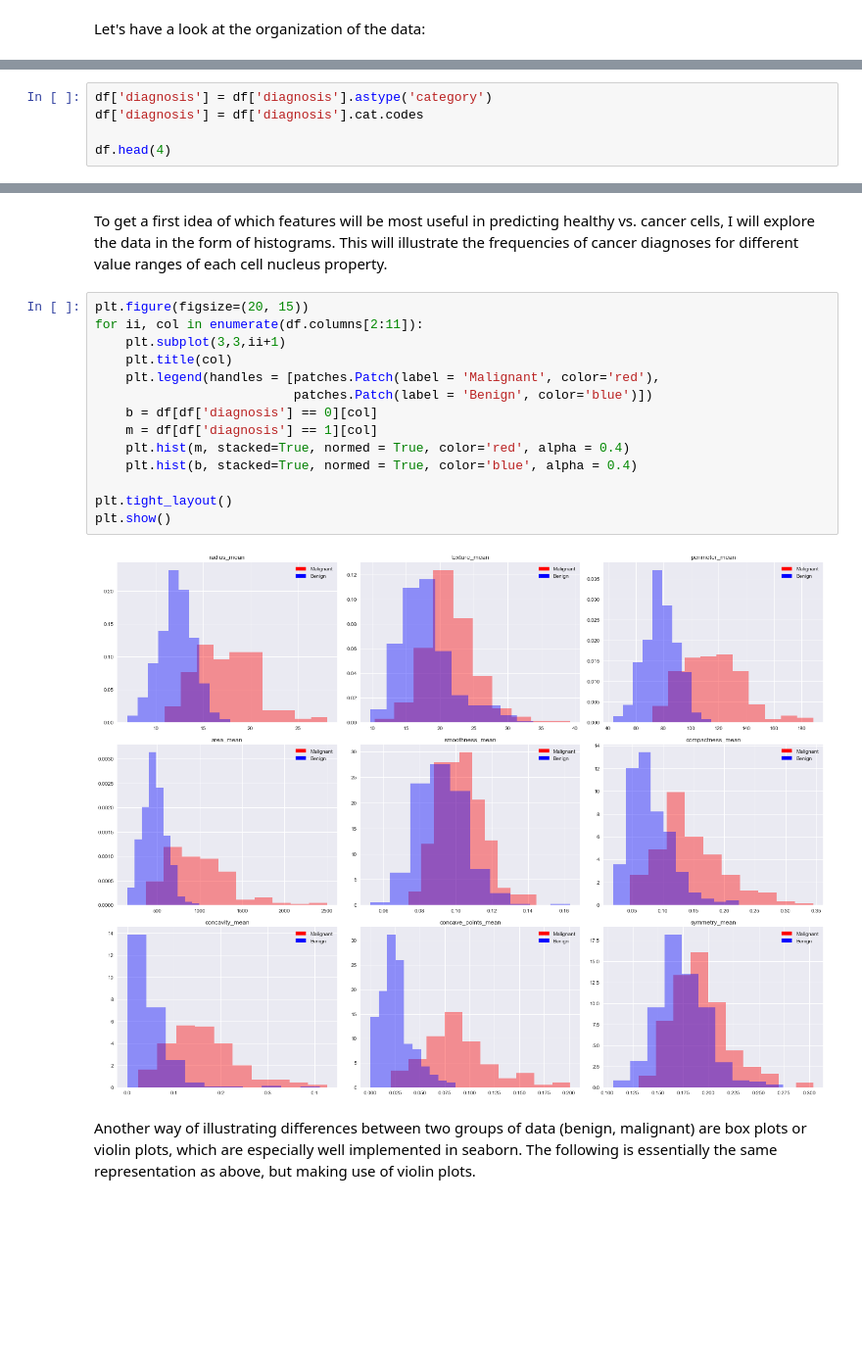
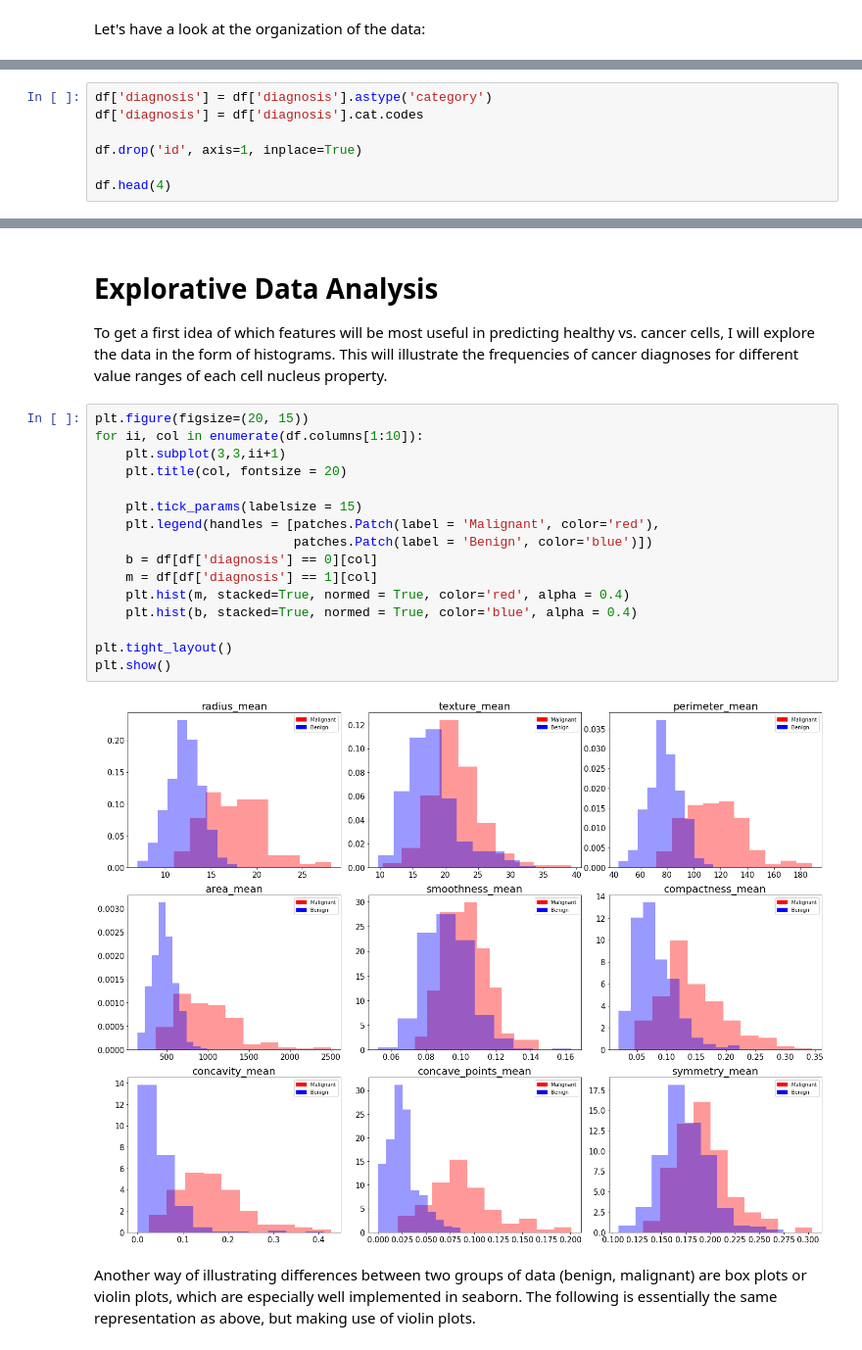
Before and after one commit to stefanmunnich/Breast_cancer, a Jupyter notebook: Breast Cancer.ipynb, the cells around one changed output, grey strips where cells are left out. Shown at 98% size. Cells and saved outputs as stored; diff of their text form; blank space fills up the shorter version.

```diff
--- a/Breast Cancer.ipynb
+++ b/Breast Cancer.ipynb
@@ -50,5 +36,7 @@ We need to change the diagnosis column such that is of categorical type ('M' for
 df['diagnosis'] = df['diagnosis'].astype('category')
 df['diagnosis'] = df['diagnosis'].cat.codes
 
+df.drop('id', axis=1, inplace=True)
+
 df.head(4)
 # %% [output]
@@ -61,21 +49,25 @@ df.head(4)
 # %% [markdown]
+# Explorative Data Analysis
+
 To get a first idea of which features will be most useful in predicting healthy vs. cancer cells, I will explore the data in the form of histograms. This will illustrate the frequencies of cancer diagnoses for different value ranges of each cell nucleus property.
 # %%
 plt.figure(figsize=(20, 15))
-for ii, col in enumerate(df.columns[2:11]):
+for ii, col in enumerate(df.columns[1:10]):
     plt.subplot(3,3,ii+1)
-    plt.title(col)
+    plt.title(col, fontsize = 20)
+
+    plt.tick_params(labelsize = 15)
     plt.legend(handles = [patches.Patch(label = 'Malignant', color='red'),
                           patches.Patch(label = 'Benign', color='blue')])
     b = df[df['diagnosis'] == 0][col]
     m = df[df['diagnosis'] == 1][col]
     plt.hist(m, stacked=True, normed = True, color='red', alpha = 0.4)
     plt.hist(b, stacked=True, normed = True, color='blue', alpha = 0.4)
 
 plt.tight_layout()
 plt.show()
 # %% [output]
-[figure, old version]
+[figure, new version]
 # %% [markdown]
 Another way of illustrating differences between two groups of data (benign, malignant) are box plots or violin plots, which are especially well implemented in seaborn. The following is essentially the same representation as above, but making use of violin plots.
 # %%
```
Also changed, not shown: parts of 15 cells of this notebook.
